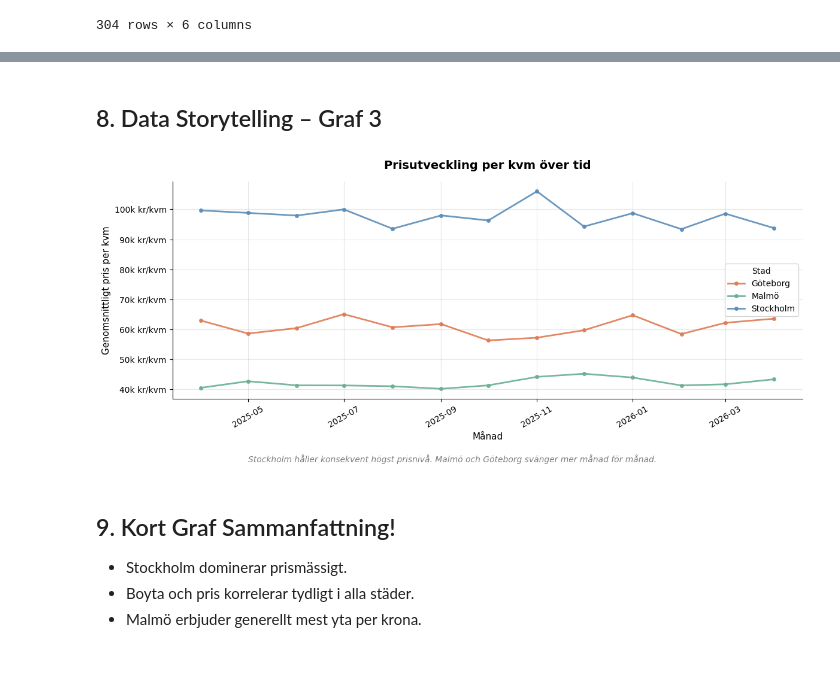
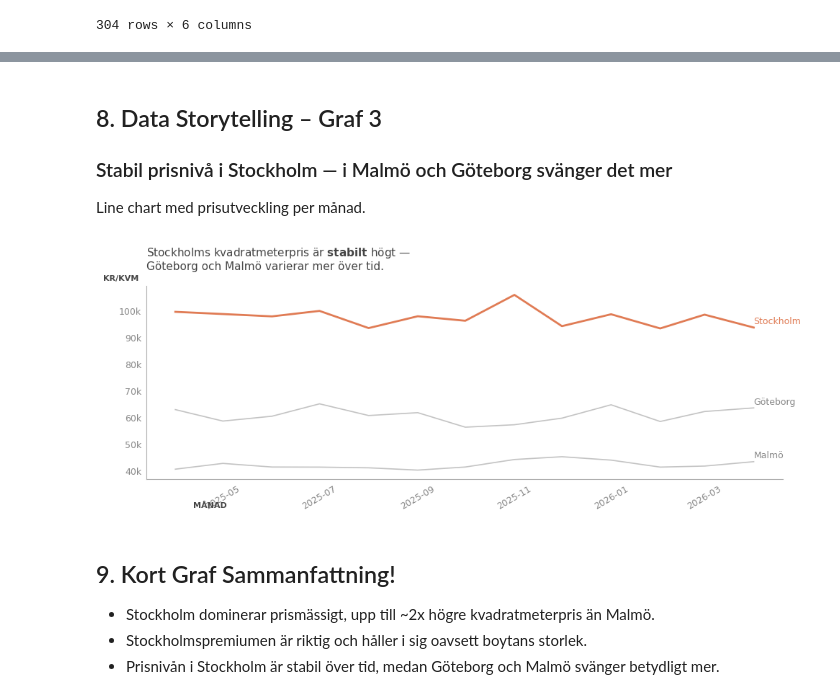
Before and after one commit to UX-DE-25-Project/UX25_DE25_Projekt_Group3, a Jupyter notebook: notebooks/eda_nasser.ipynb, the cells around one changed output, grey strips where cells are left out. Drawn from its saved outputs; the diff is of its cells as text; code cells hidden in the pictures; blank space fills up the shorter version.

```diff
--- a/notebooks/eda_nasser.ipynb
+++ b/notebooks/eda_nasser.ipynb
@@ -12,15 +14,11 @@ import seaborn as sns
 import warnings
 warnings.filterwarnings('ignore')
 
-plt.rcParams.update({
-    'font.family': 'sans-serif',
-    'axes.spines.top': False,
-    'axes.spines.right': False,
-    'axes.grid': True,
-    'grid.alpha': 0.3,
-})
-
-PALETTE = {'Stockholm': '#E07B54', 'Goteborg': '#5B8DB8', 'Malmo': '#6BAF92'}
+GRAY_1 = "#aaaaaa"
+GRAY_2 = "#888888"
+GRAY_3 = "#444444"
+HIGHLIGHT = "#E07B54"
+BASE_COLOR = "#bbbbbb"
 # %% [markdown]
 ## 2. Data med DuckDB
 # %%
@@ -268,43 +283,64 @@ plt.show()
 # %% [markdown]
 ## 8. Data Storytelling – Graf 3
+### Stabil prisnivå i Stockholm — i Malmö och Göteborg svänger det mer
+
+Line chart med prisutveckling per månad.
 # %%
 df_trend = df_clean.copy()
 df_trend['created_at'] = pd.to_datetime(df_trend['created_at'])
 df_trend['månad'] = df_trend['created_at'].dt.to_period('M')
 
 trend = (
     df_trend
     .groupby(['månad', 'stad'])['pris_per_kvm']
     .mean()
     .reset_index()
 )
 trend['månad_dt'] = trend['månad'].dt.to_timestamp()
 
-fig, ax = plt.subplots(figsize=(12, 5))
+fig, ax = plt.subplots(figsize=(10, 4))
 
-for stad, color in PALETTE.items():
+for stad in städer_i_data:
     data = trend[trend['stad'] == stad].sort_values('månad_dt')
-    ax.plot(data['månad_dt'], data['pris_per_kvm'] / 1000,
-            marker='o', markersize=4, linewidth=2, color=color, label=stad, alpha=0.9)
+    if stad == 'Stockholm':
+        ax.plot(data['månad_dt'], data['pris_per_kvm'] / 1000,
+                linewidth=2, color=HIGHLIGHT, zorder=3)
+        # Label direkt på linjen
+        last = data.iloc[-1]
+        ax.text(last['månad_dt'], last['pris_per_kvm'] / 1000 + 0.5,
+                'Stockholm', color=HIGHLIGHT, fontsize=9, va='bottom')
+    else:
+        ax.plot(data['månad_dt'], data['pris_per_kvm'] / 1000,
+                linewidth=1.2, color=GRAY_1, zorder=2, alpha=0.7)
+        last = data.iloc[-1]
+        ax.text(last['månad_dt'], last['pris_per_kvm'] / 1000 + 0.5,
+                stad, color=GRAY_2, fontsize=9, va='bottom')
 
-ax.yaxis.set_major_formatter(mticker.FuncFormatter(lambda v, _: f'{v:.0f}k kr/kvm'))
-ax.set_xlabel('Månad', fontsize=11)
-ax.set_ylabel('Genomsnittligt pris per kvm', fontsize=11)
-ax.set_title('Prisutveckling per kvm över tid', fontsize=14, fontweight='bold', pad=15)
-ax.legend(title='Stad', fontsize=10)
+# Spines
+ax.spines[['top', 'right']].set_visible(False)
+ax.spines[['left', 'bottom']].set_color(GRAY_1)
+ax.tick_params(axis='both', colors=GRAY_2, labelsize=9, length=0, pad=5)
 plt.xticks(rotation=30)
 
-fig.text(0.5, -0.04,
-         'Stockholm håller konsekvent högst prisnivå. Malmö och Göteborg svänger mer månad för månad.',
-         ha='center', fontsize=10, color='gray', style='italic')
+ax.set_xlabel('MÅNAD', color=GRAY_3, fontsize=8, fontweight='bold')
+ax.set_ylabel('KR/KVM', color=GRAY_3, fontsize=8, fontweight='bold', rotation=0)
+ax.yaxis.set_label_coords(-0.04, 1.02)
+ax.xaxis.set_label_coords(0.1, -0.12)
+ax.yaxis.set_major_formatter(mticker.FuncFormatter(lambda v, _: f'{v:.0f}k'))
 
-plt.tight_layout()
+ax.set_title(
+    'Stockholms kvadratmeterpris är ' + r'$\bf{stabilt}$' + ' högt —\n'
+    'Göteborg och Malmö varierar mer över tid.',
+    loc='left', color=GRAY_3, fontsize=11, pad=16
+)
+
+fig.tight_layout()
 plt.show()
 # %% [output]
-[figure, old version]
+[figure, new version]
 # %% [markdown]
 ## 9. Kort Graf Sammanfattning!
 
-- Stockholm dominerar prismässigt.
-- Boyta och pris korrelerar tydligt i alla städer.
-- Malmö erbjuder generellt mest yta per krona.
+- Stockholm dominerar prismässigt, upp till ~2x högre kvadratmeterpris än Malmö.
+- Stockholmspremiumen är riktig och håller i sig oavsett boytans storlek.
+- Prisnivån i Stockholm är stabil över tid, medan Göteborg och Malmö svänger betydligt mer.
```
Also changed, not shown: parts of 9 cells of this notebook.
